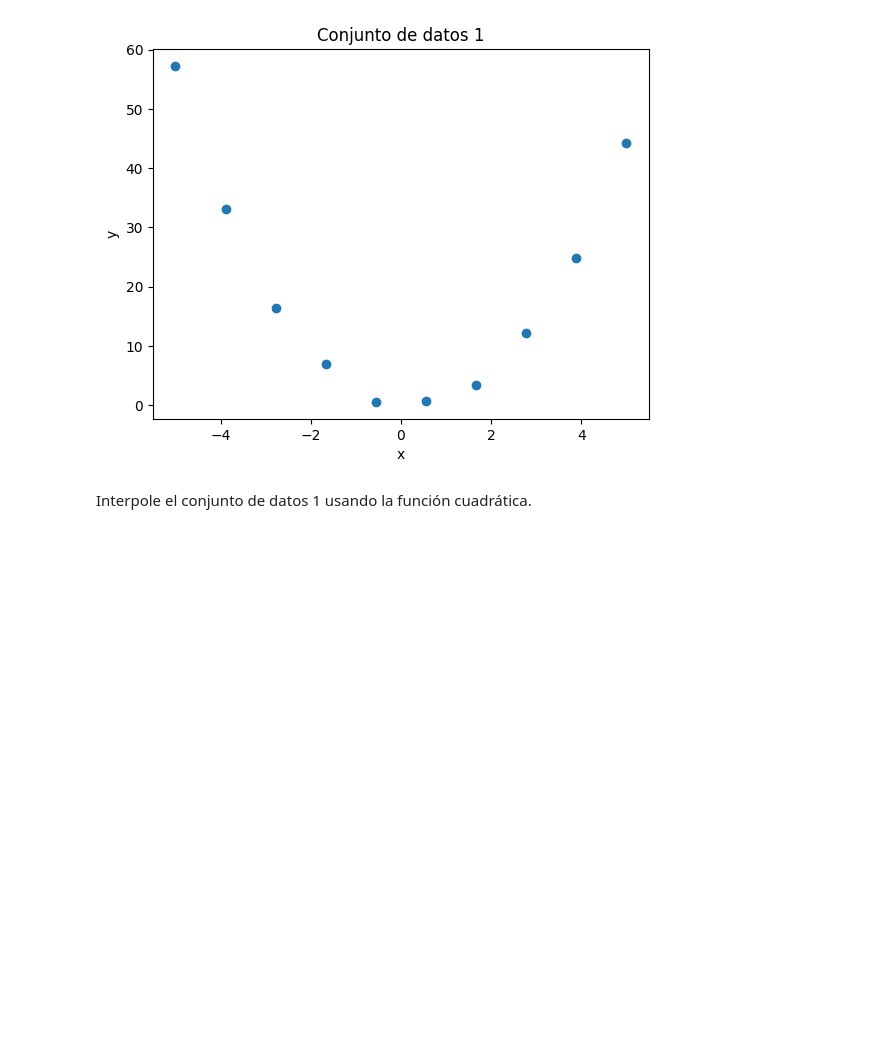
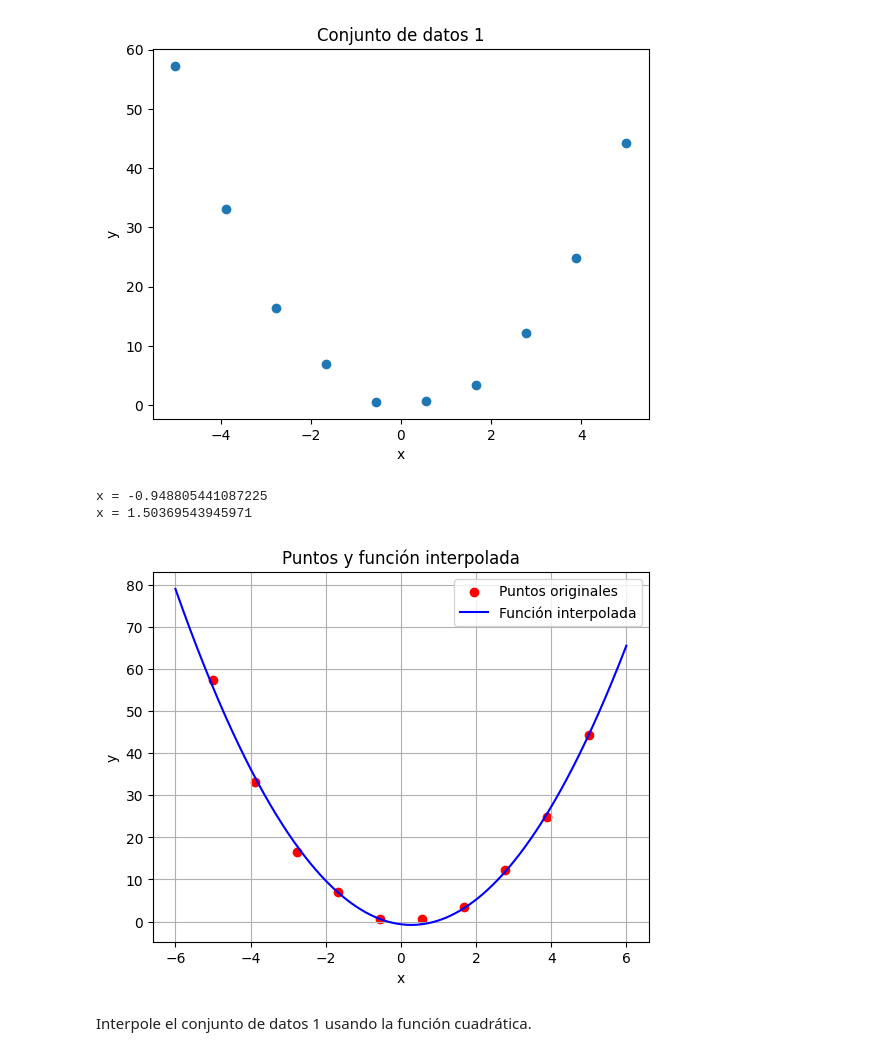
Before and after one commit to DavidME1604/MN-24B-Prueba2, a Jupyter notebook: min_cuadrados.ipynb, the cells around one changed output. Drawn from its saved outputs; the diff is of its cells as text; code cells hidden in the pictures; blank space fills up the shorter version.

```diff
--- a/min_cuadrados.ipynb
+++ b/min_cuadrados.ipynb
@@ -177,6 +177,83 @@ plt.title("Conjunto de datos 1")
 plt.show()
 # %% [output]
 [figure]
+# %%
+from sympy import symbols, Eq, solve, lambdify
+import numpy as np
+import matplotlib.pyplot as plt
+
+
+def coef_parcial_2(lista_x: list, lista_y: list) -> tuple[float, float, float, float]:
+    coef_cuadrado = sum(x ** 2 for x in lista_x)
+    coef_lineal = sum(lista_x)
+    coef_constante = len(lista_x)
+    termino_independiente = sum(lista_y)
+
+    return coef_cuadrado, coef_lineal, coef_constante, termino_independiente
+
+
+def coef_parcial_1(lista_x: list, lista_y: list) -> tuple[float, float, float, float]:
+    coef_cuadrado = sum(x ** 3 for x in lista_x)
+    coef_lineal = sum(x ** 2 for x in lista_x)
+    coef_constante = sum(lista_x)
+    termino_independiente = sum(x * y for x, y in zip(lista_x, lista_y))
+
+    return coef_cuadrado, coef_lineal, coef_constante, termino_independiente
+
+
+def coef_parcial_0(lista_x: list, lista_y: list) -> tuple[float, float, float, float]:
+    coef_cuadrado = sum(x ** 4 for x in lista_x)
+    coef_lineal = sum(x ** 3 for x in lista_x)
+    coef_constante = sum(x ** 2 for x in lista_x)
+    termino_independiente = sum((x ** 2) * y for x, y in zip(lista_x, lista_y))
+
+    return coef_cuadrado, coef_lineal, coef_constante, termino_independiente
+
+
+# Implementar la función ajustar_minimos_cuadrados
+def ajustar_minimos_cuadrados(xs, ys, gradiente):
+    # Resolviendo el sistema de ecuaciones lineales
+    coeficientes = [func(xs, ys) for func in gradiente]
+    matriz = [c[:3] for c in coeficientes]
+    vector_ind = [c[3] for c in coeficientes]
+
+    from numpy.linalg import solve
+    parametros = solve(matriz, vector_ind)
+    return parametros
+
+# Calcular parámetros
+parametros = ajustar_minimos_cuadrados(
+    xs1,
+    ys1,
+    gradiente=[coef_parcial_0, coef_parcial_1, coef_parcial_2],
+)
+
+# Resolver la ecuación para un valor dado
+variable_x = symbols('x')
+ecuacion = Eq(parametros[0] * variable_x ** 2 + parametros[1] * variable_x + parametros[2], 2.25)
+soluciones = solve(ecuacion, variable_x)
+
+# Imprimir las soluciones
+for solucion in soluciones:
+    print(f"x = {solucion.evalf()}")
+
+# Visualizar los puntos y la función interpolada
+func_interpolada = lambdify(variable_x, parametros[0] * variable_x ** 2 + parametros[1] * variable_x + parametros[2])
+x_rango = np.linspace(min(xs1) - 1, max(xs1) + 1, 500)
+y_rango = func_interpolada(x_rango)
+
+plt.scatter(xs1, ys1, color='red', label="Puntos originales")
+plt.plot(x_rango, y_rango, label="Función interpolada", color='blue')
+plt.xlabel("x")
+plt.ylabel("y")
+plt.title("Puntos y función interpolada")
+plt.legend()
+plt.grid(True)
+plt.show()
+# %% [output]
+x = -0.948805441087225
+x = 1.50369543945971
+[figure, added]
 # %% [markdown]
 Interpole el conjunto de datos 1 usando la función cuadrática.
 # %% [markdown]
```
Also changed, not shown: parts of 5 cells of this notebook, 2 other files.
